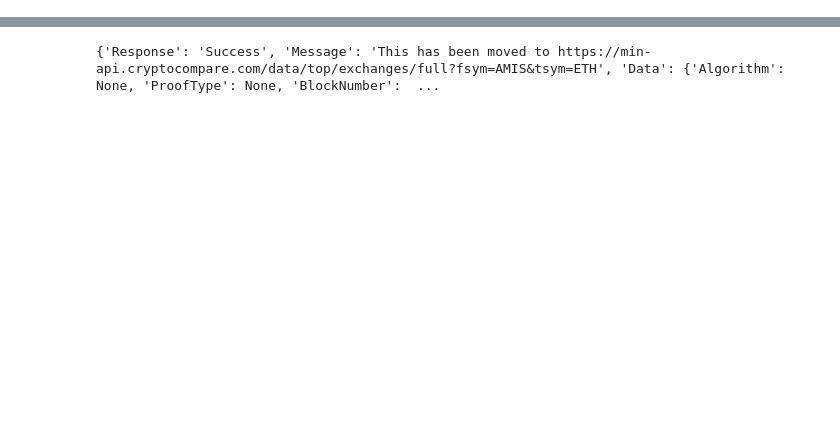
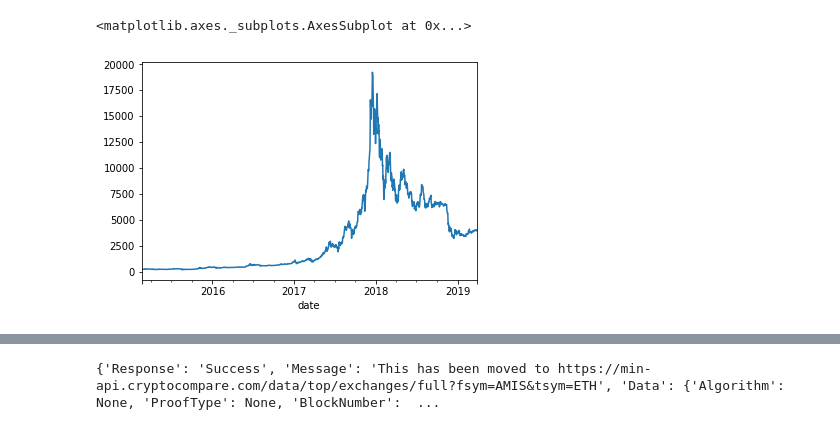
Before and after one commit to amis-erc20/cryptocompare-notebook, a Jupyter notebook: cryptocompare.ipynb, the cells around one changed output, grey strips where cells are left out. Cells and saved outputs as stored; diff of their text form; code cells hidden in the pictures; blank space fills up the shorter version.

```diff
--- a/cryptocompare.ipynb
+++ b/cryptocompare.ipynb
@@ -103,0 +218,10 @@ Attribute Information:
+# %%
+def CryptoData(symbol, frequency):
+    #Params: String symbol, int frequency = 300,900,1800,7200,14400,86400
+    #Returns: df from first available date
+    url ='https://poloniex.com/public?command=returnChartData&currencyPair='+symbol+'&end=9999999999&period='+str(frequency)+'&start=0'
+    df = pd.read_json(url)
+    df.set_index('date',inplace=True)
+    return df
+# %%
+df = CryptoData('USDT_BTC', 86400)['close']
@@ -103,0 +248,5 @@ Attribute Information:
+# %%
+df.plot()
+# %% [output]
+<matplotlib.axes._subplots.AxesSubplot at 0x...>
+[figure, added]
```
Also changed, not shown: parts of 45 cells of this notebook.
